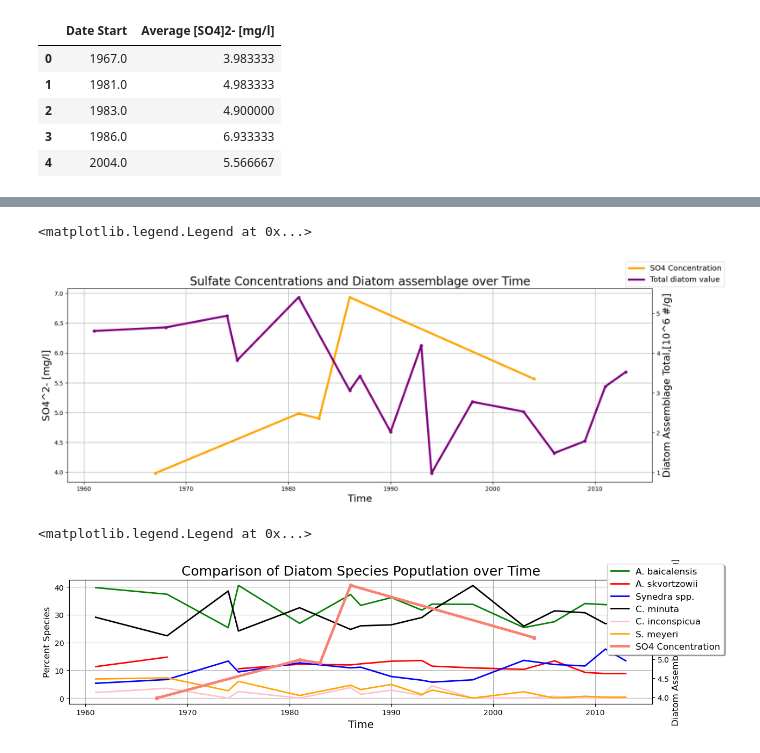
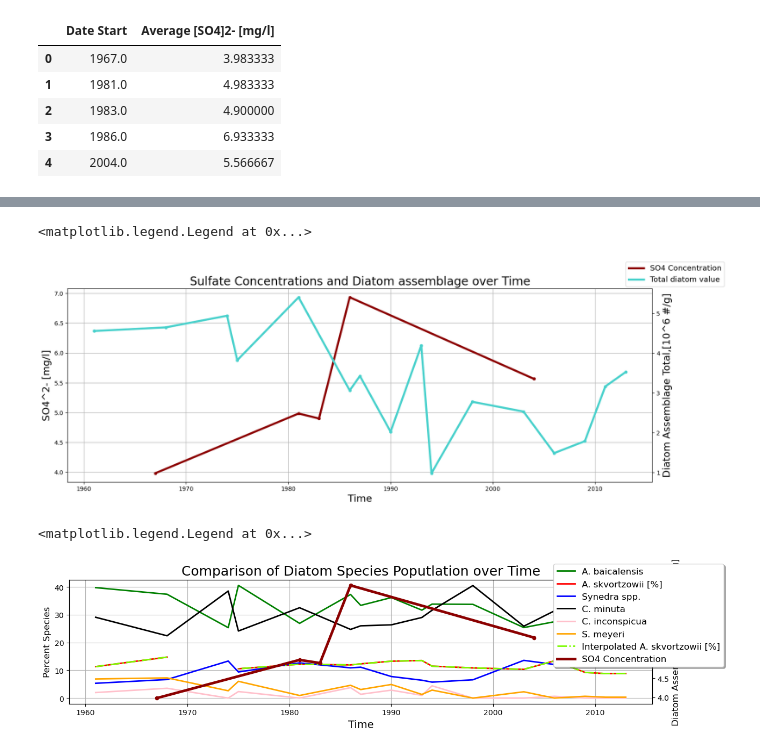
Before and after one commit to abeitz26/Beitz.A_FinalProject, a Jupyter notebook: final_graph1.ipynb, the cells around one changed output, grey strips where cells are left out. Drawn from its saved outputs; the diff is of its cells as text; code cells hidden in the pictures.

```diff
--- a/final_graph1.ipynb
+++ b/final_graph1.ipynb
@@ -126,18 +128,30 @@ display(so4_final)
 | 3 | 1986.0 | 6.933333 |
 | 4 | 2004.0 | 5.566667 |
 # %%
+
 #indexing all needed variable for conciseness
 so4_final_date = so4_final['Date Start']
 so4_final_conc = so4_final['Average [SO4]2- [mg/l]']
 
-dates_dia_tot = dia_df_short['Age [a AD/CE]'].values
+dates_dia_tot = dia_df_short['Age [a AD/CE]']
 dates_dia = dates_dia_tot[1950:2005]
-dia_tot = dia_df_short['TDVA [10**6 #/g]'].values
+dia_tot = dia_df_short['TDVA [10**6 #/g]']
 dia_need = dia_tot[1950:2005]
 
-dia_ab = dia_df_short['A. baicalensis [%]'].values
-dia_as = dia_df_short['A. skvortzowii [%]'].values
-dia_ss = dia_df_short['Synedra spp. [%]'].values
-dia_cm = dia_df_short['C. minuta [%]'].values
-dia_ci = dia_df_short['C. inconspicua [%]'].values
-dia_sm = dia_df_short['S. meyeri [%]'].values
+dia_ab = dia_df_short['A. baicalensis [%]']
+dia_as = dia_df_short['A. skvortzowii [%]']
+dia_ss = dia_df_short['Synedra spp. [%]']
+dia_cm = dia_df_short['C. minuta [%]']
+dia_ci = dia_df_short['C. inconspicua [%]']
+dia_sm = dia_df_short['S. meyeri [%]']
+
+#interpolating missing values for A. skvortzowii
+dia_inds = np.where(dia_df['Age [a AD/CE]'].notnull())
+x = dia_df.loc[dia_inds, 'Age [a AD/CE]']
+y = dia_df.loc[dia_inds, 'A. skvortzowii [%]']
+func = interpolate.interp1d(x, y, kind='linear', fill_value = 'extrapolate')
+dia_df['as_interp'] = func(dia_df['Age [a AD/CE]'])
+display(dia_df)
+dia_interp_short = dia_df.loc[dia_df["Age [a AD/CE]"] > 1960]
+dia_as_interp = dia_interp_short['A. skvortzowii [%]']
+display(dia_as_interp)
@@ -148,11 +197,11 @@ fig,ax = plt.subplots(figsize=(18,6))
 
 ax2 = ax.twinx()
 
-ax2.plot(dates_dia_tot, dia_tot, c='purple', linestyle='-', linewidth=3.5, marker=None, label= 'Total diatom value')
-ax.plot(so4_final_date, so4_final_conc, c='orange', linestyle='-', linewidth=3.5, marker=None,label = 'SO4 Concentration')
+ax2.plot(dates_dia_tot, dia_tot, c='mediumturquoise', linestyle='-', linewidth=3.5, marker=None, label= 'Total diatom value')
+ax.plot(so4_final_date, so4_final_conc, c='darkred', linestyle='-', linewidth=3.5, marker=None,label = 'SO4 Concentration')
 
-ax2.scatter(dates_dia_tot, dia_tot, s=20, c='purple')
-ax.scatter(so4_final_date, so4_final_conc, s=20, c='orange')
+ax2.scatter(dates_dia_tot, dia_tot, s=20, c='mediumturquoise')
+ax.scatter(so4_final_date, so4_final_conc, s=20, c='darkred')
 
 ax.grid()
 
@@ -164,30 +213,32 @@ ax2.set_ylabel('Diatom Assemblage Total,[10^6 #/g]', fontsize=17)
 fig.legend(fontsize= 13)
 # %% [output]
 <matplotlib.legend.Legend at 0x...>
-[figure, old version]
+[figure, new version]
 # %%
 fig,ax = plt.subplots(figsize=(14,3))
 
 ax2 = ax.twinx()
 
 ax.plot(dates_dia_tot, dia_ab, c='green', linestyle='-', linewidth=2, marker=None, label= 'A. baicalensis')
-ax.plot(dates_dia_tot, dia_as, c='red', linestyle='-', linewidth=2, marker=None, label= 'A. skvortzowii')
+ax.plot(dates_dia_tot, dia_as, c='red', linestyle='-', linewidth=2, marker=None, label= 'A. skvortzowii [%]')
 ax.plot(dates_dia_tot, dia_ss, c='blue', linestyle='-', linewidth=2, marker=None, label= 'Synedra spp.')
 ax.plot(dates_dia_tot, dia_cm, c='k', linestyle='-', linewidth=2, marker=None, label= 'C. minuta')
 ax.plot(dates_dia_tot, dia_ci, c='pink', linestyle='-', linewidth=2, marker=None, label= 'C. inconspicua')
 ax.plot(dates_dia_tot, dia_sm, c='orange', linestyle='-', linewidth=2, marker=None, label= 'S. meyeri')
+ax.plot(dates_dia_tot, dia_as_interp, c='lawngreen', linestyle='-.', linewidth=2, marker=None, label= 'Interpolated A. skvortzowii [%]')
 
-list2 = ax2.plot(so4_final_date, so4_final_conc, c='salmon', linestyle='-', linewidth=3.5, marker=None,label = 'SO4 Concentration')
-ax2.scatter(so4_final_date, so4_final_conc, s=20, c='salmon')
+
+list2 = ax2.plot(so4_final_date, so4_final_conc, c='darkred', linestyle='-', linewidth=3.5, marker=None,label = 'SO4 Concentration')
+ax2.scatter(so4_final_date, so4_final_conc, s=20, c='darkred')
 
 ax.grid()
 
 ax.set_title('Comparison of Diatom Species Poputlation over Time', fontsize=18)
 ax.set_xlabel('Time', fontsize=14)
 ax2.set_ylabel('Diatom Assemblage Total,[10^6 #/g]', fontsize=12)
 ax.set_ylabel('Percent Species', fontsize=12)
 
 fig.legend(shadow=True, fontsize='large')
 # %% [output]
 <matplotlib.legend.Legend at 0x...>
-[figure, old version]
+[figure, new version]
```
Also changed, not shown: parts of 3 cells of this notebook.
